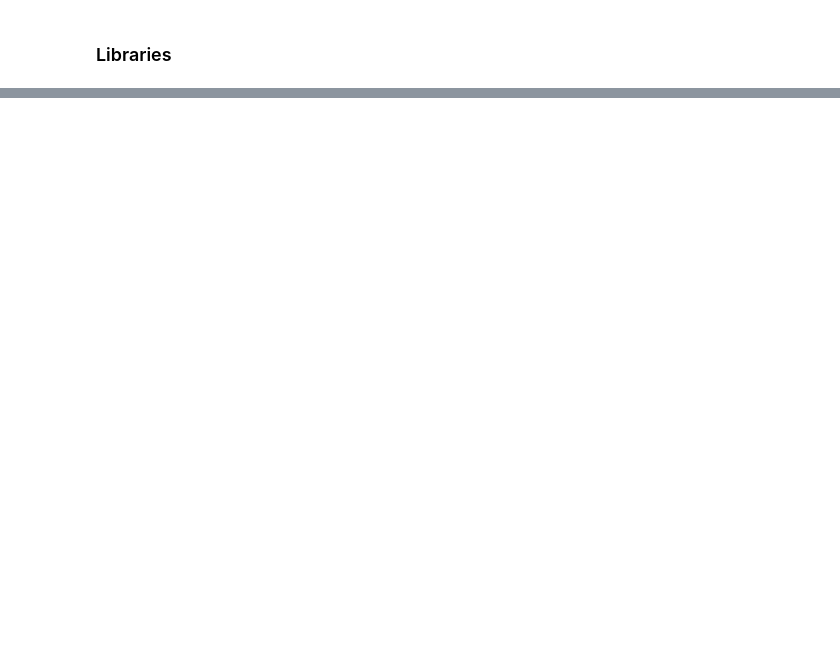
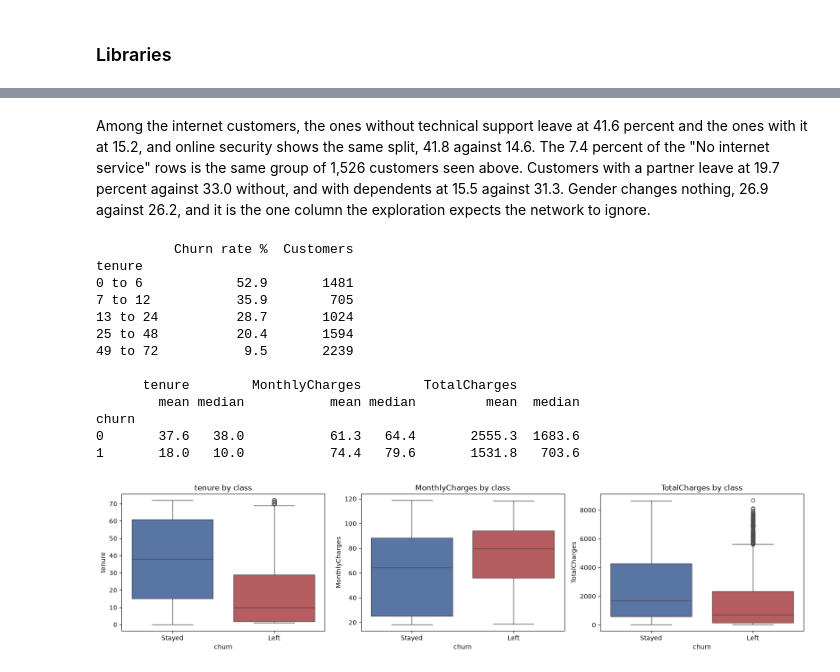
Before and after one commit to Jonathansl17/jarvis, a Jupyter notebook: telecom_churn_classification/telecom_churn_classification.ipynb, the cells around one changed output, grey strips where cells are left out. Cells and saved outputs as stored; diff of their text form; code cells hidden in the pictures; blank space fills up the shorter version.

```diff
--- a/telecom_churn_classification/telecom_churn_classification.ipynb
+++ b/telecom_churn_classification/telecom_churn_classification.ipynb
@@ -110,0 +88,6 @@ To be developed.
+# %%
+# TotalCharges holds something that is not a number. Convert it and look at what failed
+telco['TotalCharges'] = pd.to_numeric(telco['TotalCharges'], errors='coerce')
+not_numeric = telco[telco['TotalCharges'].isna()]
+print("Rows whose TotalCharges was not a number:", len(not_numeric))
+not_numeric[['customerID', 'tenure', 'MonthlyCharges', 'TotalCharges', 'Churn']]
@@ -110,0 +147,9 @@ To be developed.
+# %%
+# Churn rate by the commercial columns
+telco['churn'] = (telco['Churn'] == 'Yes').astype(int)
+for column in ['Contract', 'InternetService', 'PaymentMethod', 'PaperlessBilling', 'SeniorCitizen']:
+    rate = telco.groupby(column)['churn'].agg(['mean', 'count'])
+    rate['mean'] = (rate['mean'] * 100).round(1)
+    rate.columns = ['Churn rate %', 'Customers']
+    print(rate)
+    print()
@@ -110,0 +176,8 @@ To be developed.
+# %%
+# Churn rate by the add-on services and the household columns
+for column in ['TechSupport', 'OnlineSecurity', 'Partner', 'Dependents', 'gender']:
+    rate = telco.groupby(column)['churn'].agg(['mean', 'count'])
+    rate['mean'] = (rate['mean'] * 100).round(1)
+    rate.columns = ['Churn rate %', 'Customers']
+    print(rate)
+    print()
@@ -110,0 +202,37 @@ To be developed.
+# %% [markdown]
+Among the internet customers, the ones without technical support leave at 41.6 percent and the ones with it at 15.2, and online security shows the same split, 41.8 against 14.6. The 7.4 percent of the "No internet service" rows is the same group of 1,526 customers seen above. Customers with a partner leave at 19.7 percent against 33.0 without, and with dependents at 15.5 against 31.3. Gender changes nothing, 26.9 against 26.2, and it is the one column the exploration expects the network to ignore.
+# %%
+# Churn rate by how long the customer has stayed
+TENURE_BANDS = [-1, 6, 12, 24, 48, 72]
+BAND_LABELS = ['0 to 6', '7 to 12', '13 to 24', '25 to 48', '49 to 72']
+by_tenure = telco.groupby(pd.cut(telco['tenure'], TENURE_BANDS, labels=BAND_LABELS), observed=True)['churn'].agg(['mean', 'count'])
+by_tenure['mean'] = (by_tenure['mean'] * 100).round(1)
+by_tenure.columns = ['Churn rate %', 'Customers']
+print(by_tenure)
+
+print()
+print(telco.groupby('churn')[['tenure', 'MonthlyCharges', 'TotalCharges']].agg(['mean', 'median']).round(1))
+
+fig, axes = plt.subplots(1, 3, figsize=(16, 4))
+for ax, column in zip(axes, ['tenure', 'MonthlyCharges', 'TotalCharges']):
+    sns.boxplot(data=telco, x='churn', y=column, ax=ax, hue='churn', palette=['#4c72b0', '#c44e52'], legend=False)
+    ax.set_xticks([0, 1])
+    ax.set_xticklabels(['Stayed', 'Left'])
+    ax.set_title(column + ' by class')
+plt.tight_layout()
+plt.show()
+# %% [output]
+          Churn rate %  Customers
+tenure
+0 to 6            52.9       1481
+7 to 12           35.9        705
+13 to 24          28.7       1024
+25 to 48          20.4       1594
+49 to 72           9.5       2239
+
+      tenure        MonthlyCharges        TotalCharges
+        mean median           mean median         mean  median
+churn
+0       37.6   38.0           61.3   64.4       2555.3  1683.6
+1       18.0   10.0           74.4   79.6       1531.8   703.6
+[figure, added]
```
Also changed, not shown: parts of 59 cells of this notebook, 1 other file.
